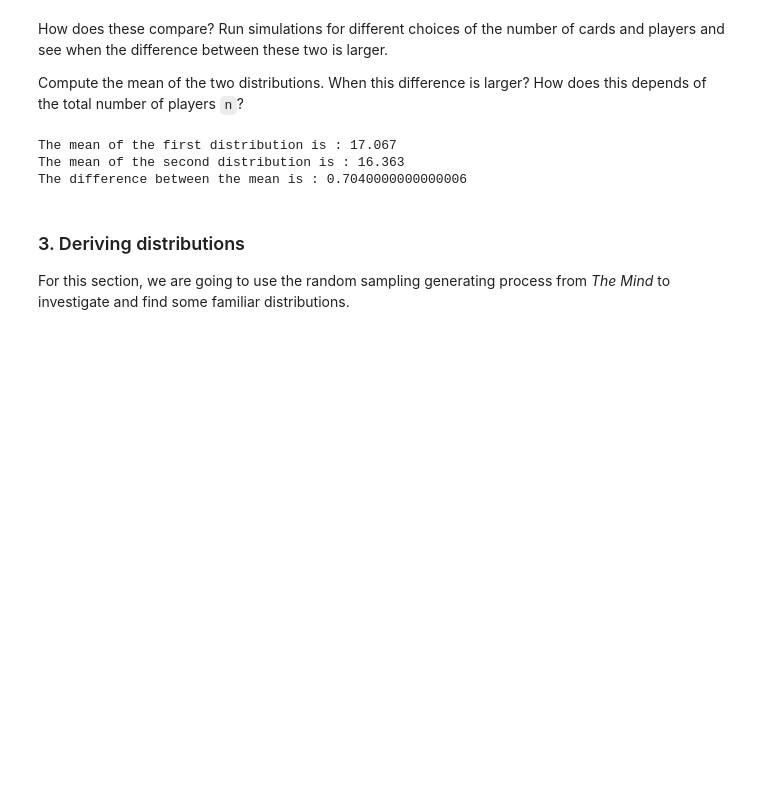
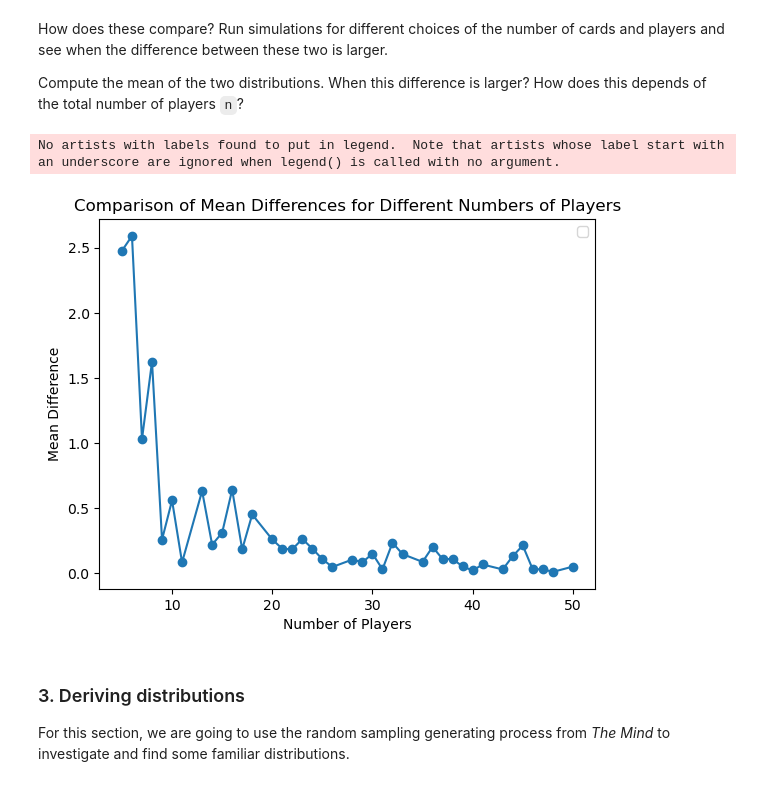
Before and after one commit to UCB-stat-201a-fall23/projectno1-themind-PhudishTam, a Jupyter notebook: Project01-TheMind.ipynb, the cells around one changed output. Saved outputs shown, nothing was run; the diff lists cells and outputs as text; code cells hidden in the pictures; blank space fills up the shorter version.

```diff
--- a/Project01-TheMind.ipynb
+++ b/Project01-TheMind.ipynb
@@ -147,15 +149,36 @@ How does these compare? Run simulations for different choices of the number of c
 Compute the mean of the two distributions. When this difference is larger? How does this depends of the total number of players `n`?
 # %%
 # To Do cell
-mean_first = np.mean(value)
-mean_second = np.mean(value_1)
-print(f"The mean of the first distribution is : {mean_first}")
-print(f"The mean of the second distribution is : {mean_second}")
-print(f"The difference between the mean is : {np.abs(mean_first - mean_second)}")
+iterations = 1000
+N_new = 300
+n = 6
+k = 3
+player_range = np.linspace(5,50,40).astype(int)
+mean_diff_basic = []
+mean_diff_players = []
+mean_diffs = []
+for n in player_range:
+    basic_diffs = []
+    player_diffs = []
+    for _ in range(iterations):
+        basic_diff = largest_distance(N_new, n, k)
+        player_diff = largest_distance_players(N_new, n, k)
+        basic_diffs.append(basic_diff)
+        player_diffs.append(player_diff)
+
+    mean_diff_basic = (np.mean(basic_diffs))
+    mean_diff_players = (np.mean(player_diffs))
+    mean_diffs.append(np.abs(mean_diff_basic - mean_diff_players))
+
+plt.plot(player_range, mean_diffs, '-o')
+plt.xlabel('Number of Players')
+plt.ylabel('Mean Difference')
+plt.legend()
+plt.title('Comparison of Mean Differences for Different Numbers of Players')
+plt.show()
 # %% [output]
-The mean of the first distribution is : 17.067
-The mean of the second distribution is : 16.363
-The difference between the mean is : 0.7040000000000006
+No artists with labels found to put in legend.  Note that artists whose label start with an underscore are ignored when legend() is called with no argument.
+[figure, added]
 # %% [markdown]
 ### 3. Deriving distributions
 
```
Also changed, not shown: parts of 25 cells of this notebook.
